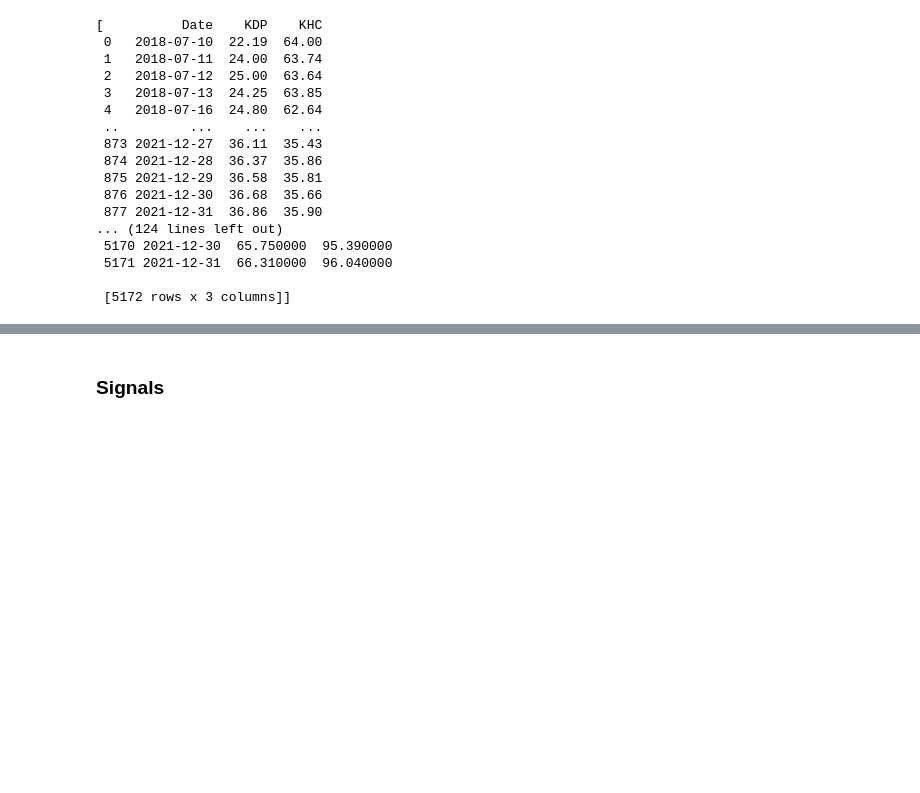
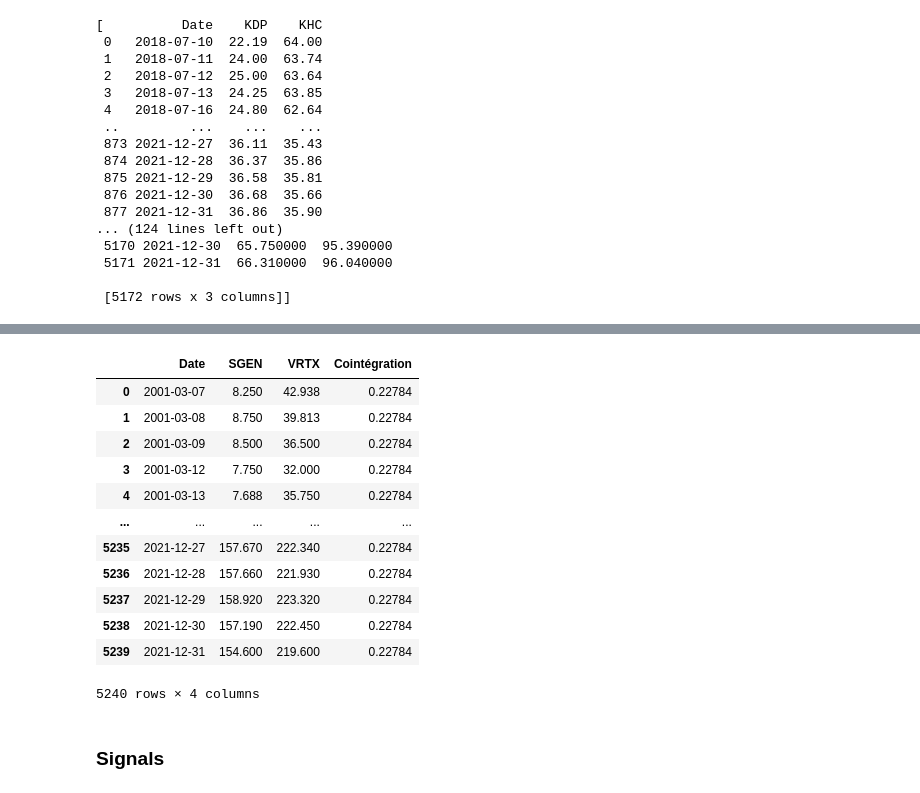
Before and after one commit to ArthurVinot/PI2, a Jupyter notebook: Code_Presentation.ipynb, the cells around one changed output, grey strips where cells are left out. Drawn from its saved outputs; the diff is of its cells as text; code cells hidden in the pictures; blank space fills up the shorter version.

```diff
--- a/Code_Presentation.ipynb
+++ b/Code_Presentation.ipynb
@@ -408,5 +408,4 @@ def add_coint(df_combi):         # On ajoute au data frame d'une paire la colonn
     return df_copy
 # %%
 def add_coint_opti(df_combi):
-    df_copy = copy.deepcopy(df_combi)
-    [[x.apply() for x in groupe] for groupe in df_combi]
+    return [[coint_df(x) for x in groupe] for groupe in df_combi]
@@ -422,3 +416,3 @@ a
 # %%
 %%time
-df_coint = add_coint(df_combi)
+df_coint = add_coint_opti(df_combi)
@@ -432,5 +422,19 @@ Wall time: 330 ms
 # %%
-df_coint[2][15]
+df_coint[2][5]
+# %% [output]
+|  | Date | SGEN | VRTX | Cointégration |
+| 0 | 2001-03-07 | 8.250 | 42.938 | 0.22784 |
+| 1 | 2001-03-08 | 8.750 | 39.813 | 0.22784 |
+| 2 | 2001-03-09 | 8.500 | 36.500 | 0.22784 |
+| 3 | 2001-03-12 | 7.750 | 32.000 | 0.22784 |
+| 4 | 2001-03-13 | 7.688 | 35.750 | 0.22784 |
+| ... | ... | ... | ... | ... |
+| 5235 | 2021-12-27 | 157.670 | 222.340 | 0.22784 |
+| 5236 | 2021-12-28 | 157.660 | 221.930 | 0.22784 |
+| 5237 | 2021-12-29 | 158.920 | 223.320 | 0.22784 |
+| 5238 | 2021-12-30 | 157.190 | 222.450 | 0.22784 |
+| 5239 | 2021-12-31 | 154.600 | 219.600 | 0.22784 |
+5240 rows × 4 columns
 # %%
 def drop_faible_coint(df_combi, threshold):    # Retourne une liste par secteur de paires suffisament cointégrés
     df_combi_copy = []
```
Also changed, not shown: parts of 8 cells of this notebook.
